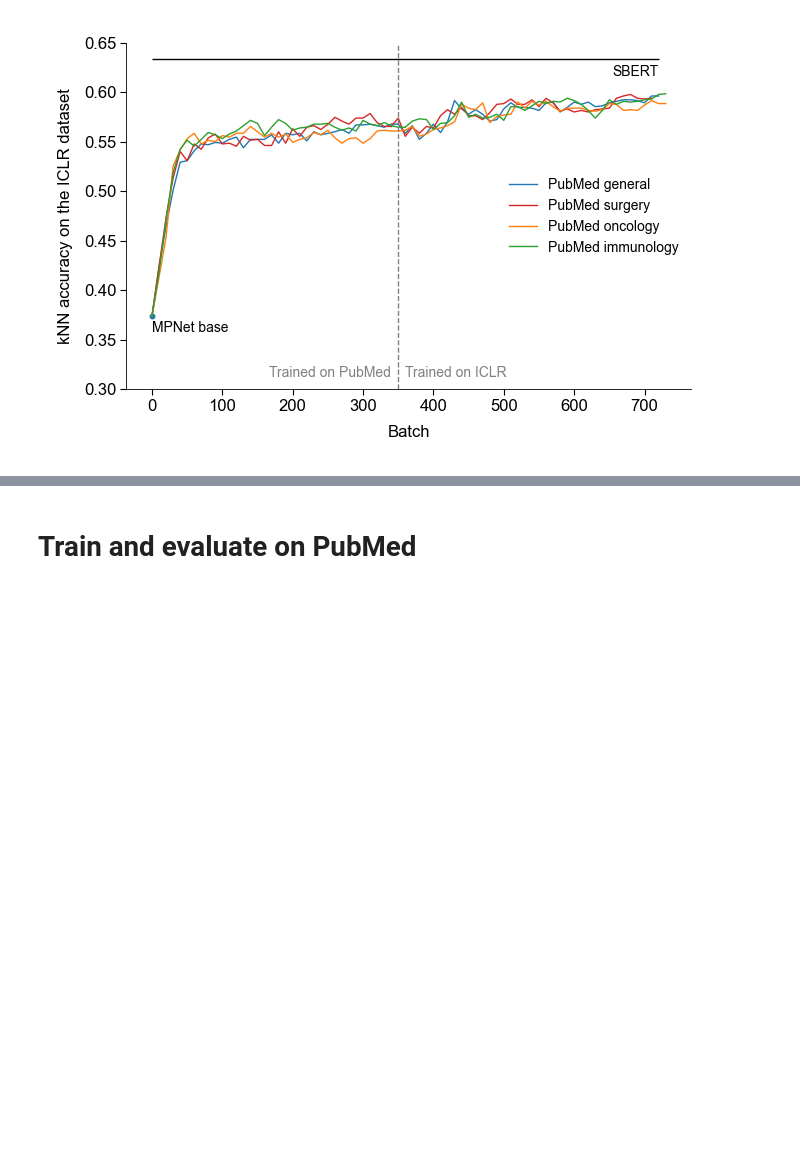
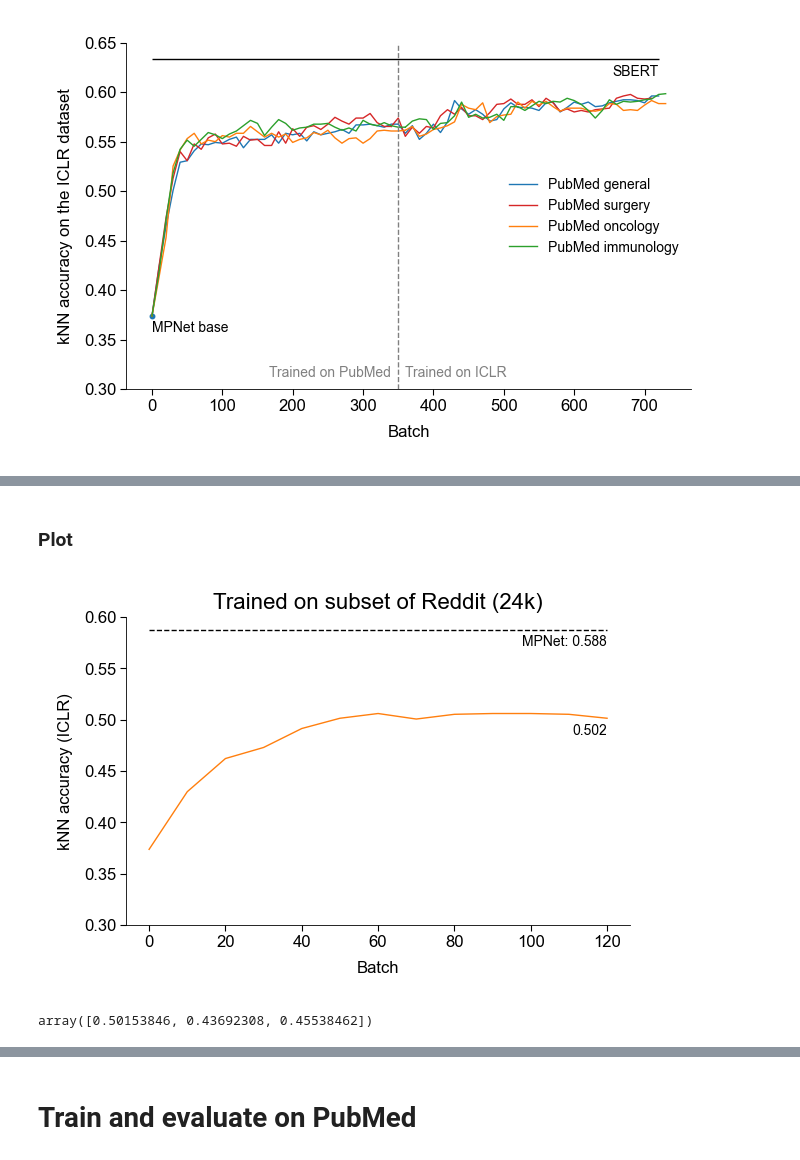
Before and after one commit to berenslab/text-embed-augm, a Jupyter notebook: scripts/updated_dataset/08.2-rgm-training-model-pubmed.ipynb, the cells around one changed output, grey strips where cells are left out. Saved outputs shown, nothing was run; the diff lists cells and outputs as text; code cells hidden in the pictures; blank space fills up the shorter version.

```diff
--- a/scripts/updated_dataset/08.2-rgm-training-model-pubmed.ipynb
+++ b/scripts/updated_dataset/08.2-rgm-training-model-pubmed.ipynb
@@ -51,5 +51,18 @@ variables_pubmed_path = Path("../../../pubmed-landscape/results/variables")
 figures_path = Path("../../results/figures/updated_dataset")
 data_path = Path("../../data")
 berenslab_data_path = Path("/gpfs01/berens/data/data/pubmed_processed")
+# %%
+# MANUAL FIX TO PATH ISSUE FROM VSCODE
+import text_embeddings_src
+
+nb_path = Path(text_embeddings_src.__path__[0]).parents[0] / Path(
+    "scripts/updated_dataset"
+)
+assert nb_path.exists(), "The path does not exist"
+
+variables_path = (nb_path / variables_path).resolve(strict=True)
+variables_pubmed_path = (nb_path / variables_pubmed_path).resolve(strict=True)
+figures_path = (nb_path / figures_path).resolve(strict=True)
+data_path = (nb_path / data_path).resolve(strict=True)
 # %%
-plt.style.use("../matplotlib_style.txt")
+plt.style.use((nb_path / Path("../matplotlib_style.txt")).resolve(strict=True))
@@ -1813,0 +1953,64 @@ fig.savefig(
+# %% [markdown]
+### Plot
+# %%
+%matplotlib inline
+
+fig, ax = plt.subplots(figsize=(3.25, 2), dpi=200)
+
+model_name = "MPNet"
+
+saving_path = Path("embeddings_" + model_name.lower()) / Path(
+    "updated_dataset"
+)
+
+knn_accuracies_after = np.load(
+    variables_path / saving_path / "knn_accuracies_run1.npy"
+)
+
+knn_accuracies_iclr_train_reddit = np.load(
+    variables_path
+    / saving_path
+    / "knn_accuracies_batches_train_reddit_eval_iclr_v1.npy",
+)
+
+
+ax.plot(
+    np.arange(len(knn_accuracies_iclr_train_reddit)) * 10,
+    np.vstack(knn_accuracies_iclr_train_reddit)[:, 0],
+    label="MPNet",
+    c="tab:orange",
+)
+
+last_x = np.arange(len(knn_accuracies_iclr_train_reddit))[-1]*10
+ax.text(
+    last_x,
+    np.vstack(knn_accuracies_iclr_train_reddit)[:, 0][-1] - 0.005,
+    f"{np.vstack(knn_accuracies_iclr_train_reddit)[:, 0][-1]:.3f}",
+    fontsize=5,
+    va="top",
+    ha="right",
+)
+ax.hlines(knn_accuracies_after[0,0], 0, last_x, color="k", linestyles="--")
+ax.text(
+    last_x,
+    knn_accuracies_after[0,0] - 0.005,
+    f"MPNet: {knn_accuracies_after[0,0]:.3f}",
+    fontsize=5,
+    va="top",
+    ha="right",
+)
+# ax.legend(loc="lower right")
+ax.set_ylim(0.3, 0.6)
+ax.set_xlabel("Batch")
+ax.set_ylabel("kNN accuracy (ICLR)")
+ax.set_title("Trained on subset of Reddit (24k)")
+
+fig.savefig(
+    figures_path / "knn_accuracies_MPNet_batches_train_reddit_eval_iclr_v1.png"
+)
+# %% [output]
+[figure, added]
+# %%
+knn_accuracies_iclr_train_reddit[-1]
+# %% [output]
+array([0.50153846, 0.43692308, 0.45538462])
```
Also changed, not shown: parts of 65 cells of this notebook, 6 other files.
